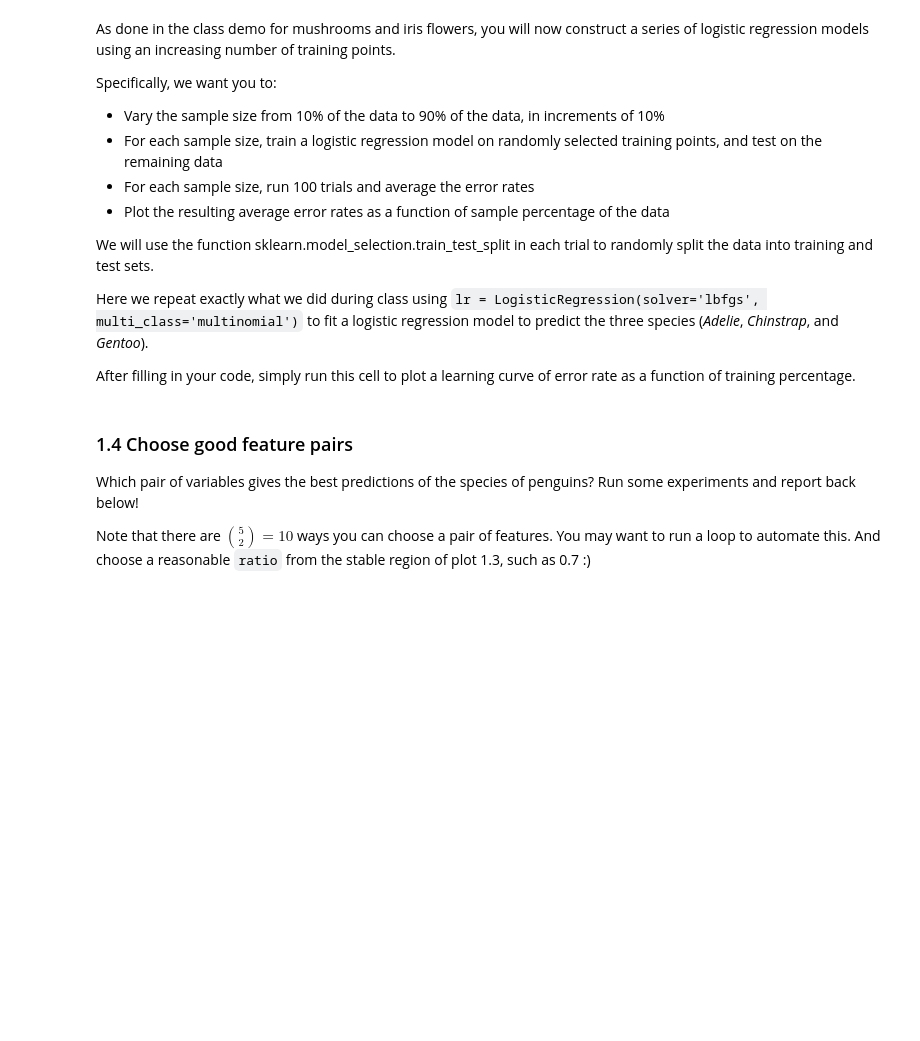
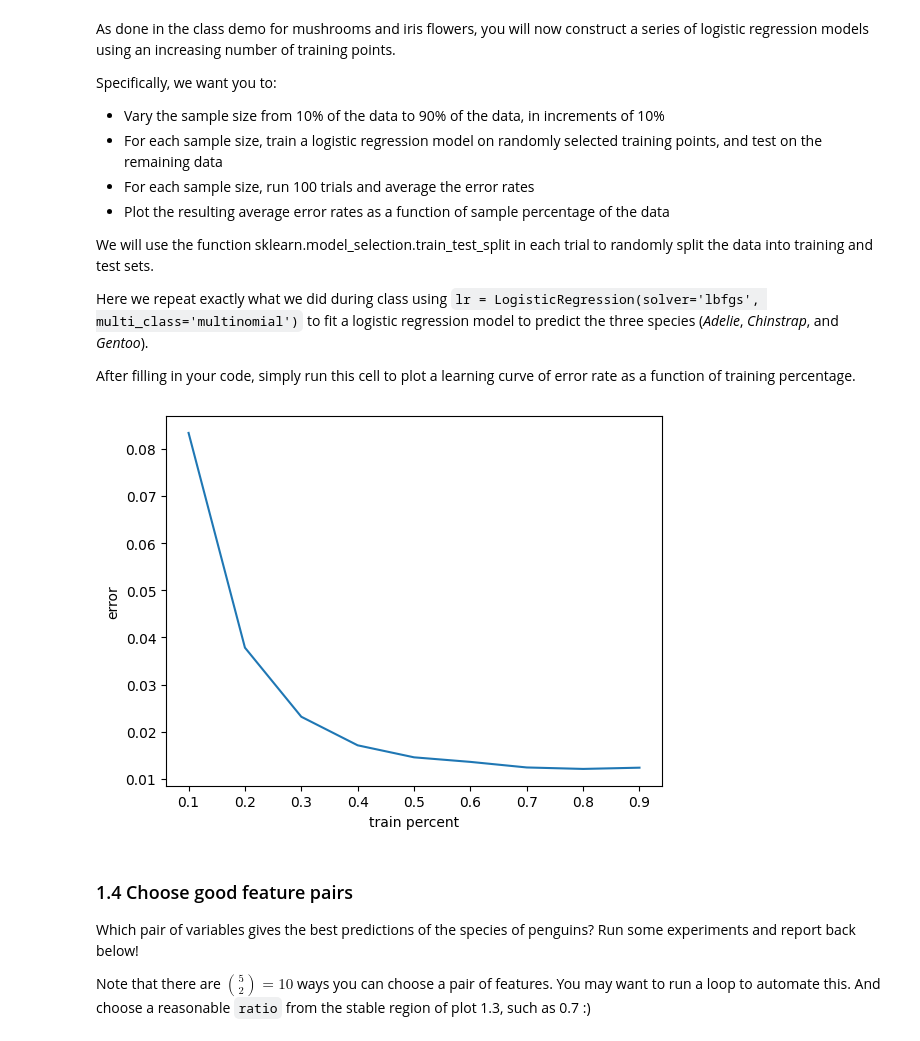
Before and after one commit to yaj0212/Introductory-Machine-Learning, a Jupyter notebook: assignments/assn2/assn2.ipynb, the cells around one changed output. Drawn from its saved outputs; the diff is of its cells as text; code cells hidden in the pictures; blank space fills up the shorter version.

```diff
--- a/assignments/assn2/assn2.ipynb
+++ b/assignments/assn2/assn2.ipynb
@@ -118,3 +216,4 @@ Next, standardize the data, so that each column of `X` has
 mean zero and standard deviation one. Note that after you have done this transformation, `X` should still be a `pandas.DataFrame`. Then, briefly explain why it is important to standardize the variables in the logistic regression models that you will train below.
 # %%
 # Your code here
+X = (X - X.mean()) / X.std()
@@ -138,40 +237,51 @@ Here we repeat exactly what we did during class using `lr = LogisticRegression(s
 
 After filling in your code, simply run this cell to plot a learning curve of error rate as a function of training percentage.
 # %%
+from tqdm import tqdm
 lr = LogisticRegression(penalty='l2', C=.1)
 
 lr_error_rate = []
 trials = 100
 train_percent = np.linspace(.1, .9, 9)
 
 # For each training set percentage, create train/test split accordingly
 # and run logistic regression 100 times and calculate the average error rate
 
 """
 function input:
   X: data
   y: label
   ratio: train data percentage
   trails: number of trails to run
 
 function return:
   the average error rate with this train data percentage
 """
 
 def get_err_rate(X, y, ratio, trials):
     # todo:
     # your code starts here
+    errors = []
+    for trial in range(trials):
+      X_train, X_test, y_train, y_test = train_test_split(X, y, train_size=ratio)
+      lr.fit(X_train, y_train)
+      error = np.mean(lr.predict(X_test) != y_test)
+      errors.append(error)
+    errors = np.mean(errors)
+    return errors
     # your code ends here
 
 # Use get_err_rate to find the error rate for respective split size
-for p in train_percent:
-    lr_error_rate.append(get_err_rate(X, y, p, trials))
+for p in tqdm(train_percent):
+  lr_error_rate.append(get_err_rate(X, y, p, trials))
 
 
 plt.plot(train_percent, lr_error_rate)
 plt.xlabel('train percent')
 plt.ylabel('error')
 plt.show()
+# %% [output]
+[figure, added]
 # %% [markdown]
 ### 1.4 Choose good feature pairs
 
```
Also changed, not shown: parts of 17 cells of this notebook.
